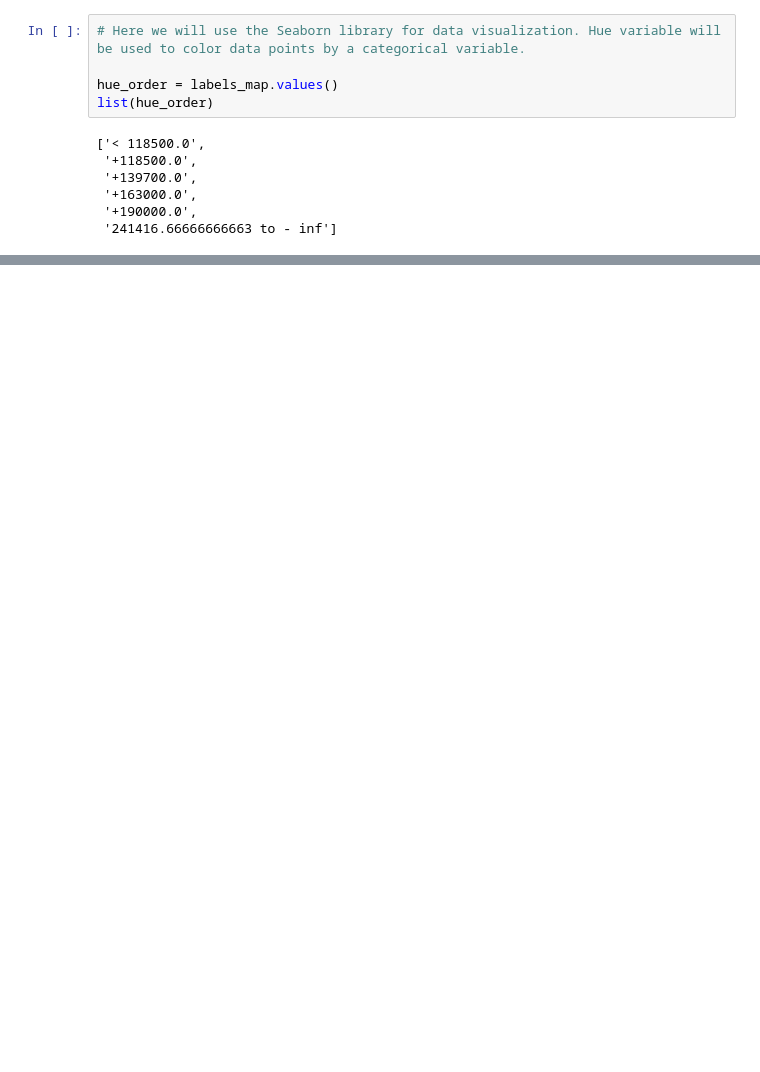
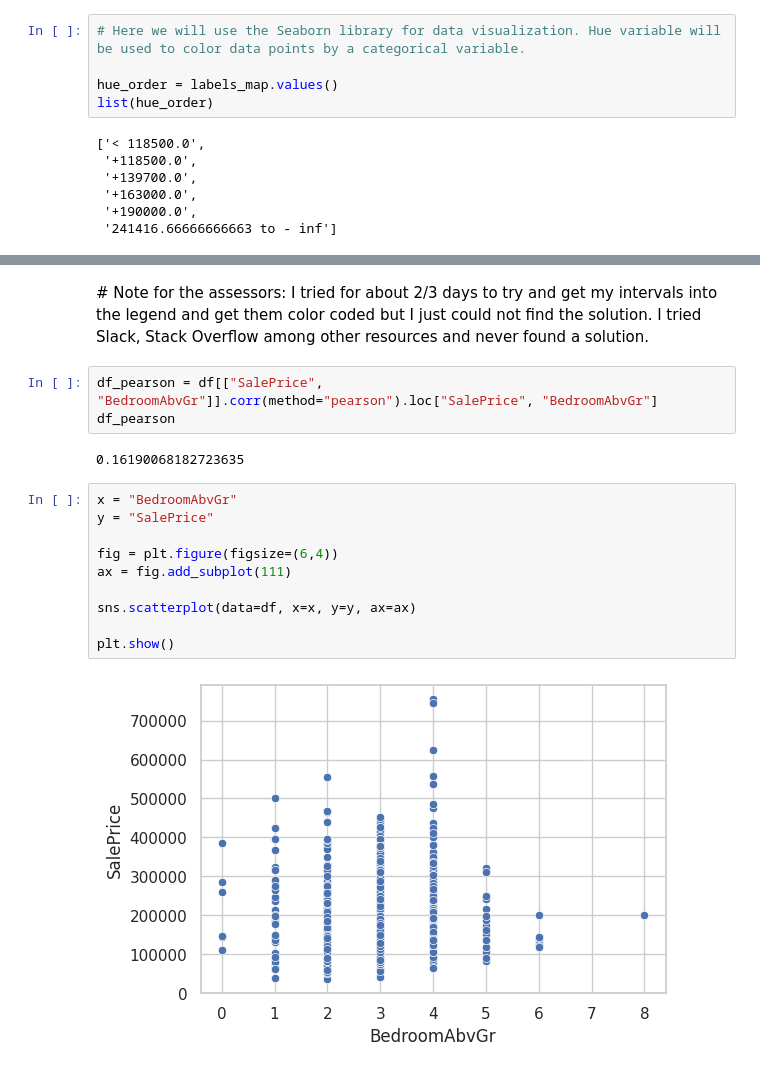
Before and after one commit to Drennan98/Heritage-Housing-Issues, a Jupyter notebook: jupyter_notebooks/2 - Sale Price Study.ipynb, the cells around one changed output, grey strips where cells are left out. Drawn from its saved outputs; the diff is of its cells as text; blank space fills up the shorter version.

Commit message:
Add first scatterplot

```diff
--- a/jupyter_notebooks/2 - Sale Price Study.ipynb
+++ b/jupyter_notebooks/2 - Sale Price Study.ipynb
@@ -298,3 +299,22 @@ for column in numeric_columns:
 [figure]
 [figure]
 [figure]
+# %% [markdown]
+# Note for the assessors: I tried for about 2/3 days to try and get my intervals into the legend and get them color coded but I just could not find the solution. I tried Slack, Stack Overflow among other resources and never found a solution.
+# %%
+df_pearson = df[["SalePrice", "BedroomAbvGr"]].corr(method="pearson").loc["SalePrice", "BedroomAbvGr"]
+df_pearson
+# %% [output]
+0.16190068182723635
+# %%
+x = "BedroomAbvGr"
+y = "SalePrice"
+
+fig = plt.figure(figsize=(6,4))
+ax = fig.add_subplot(111)
+
+sns.scatterplot(data=df, x=x, y=y, ax=ax)
+
+plt.show()
+# %% [output]
+[figure, added]
```
Also changed, not shown: parts of 2 cells of this notebook.
